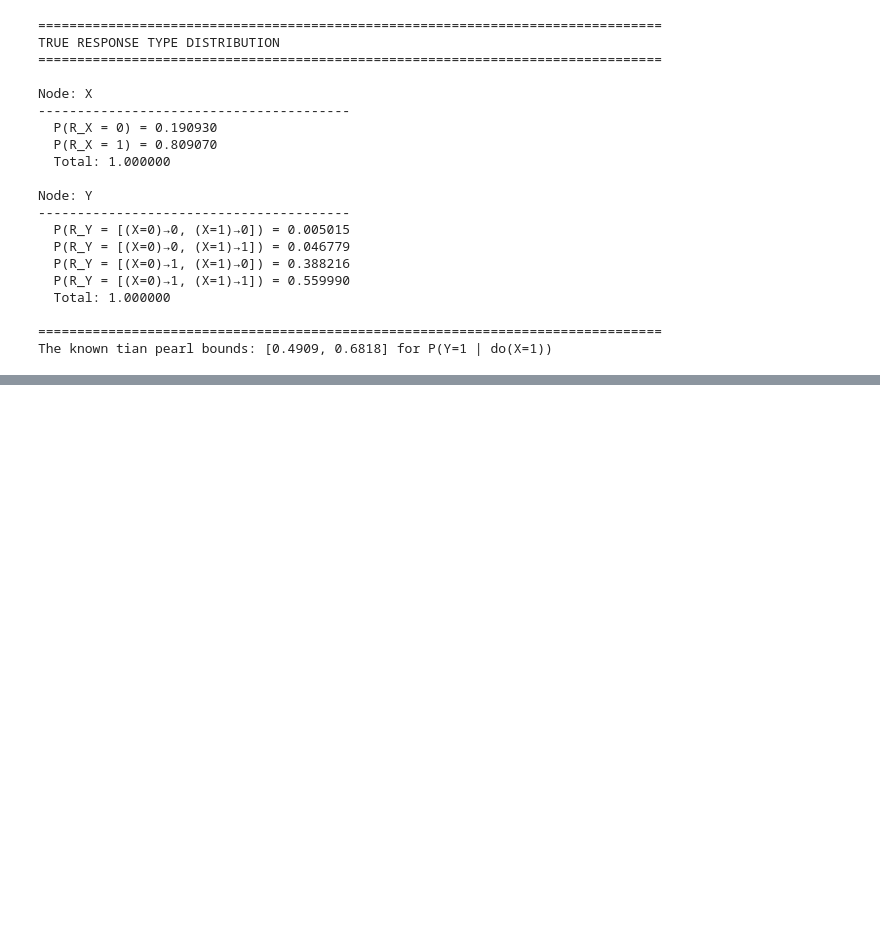
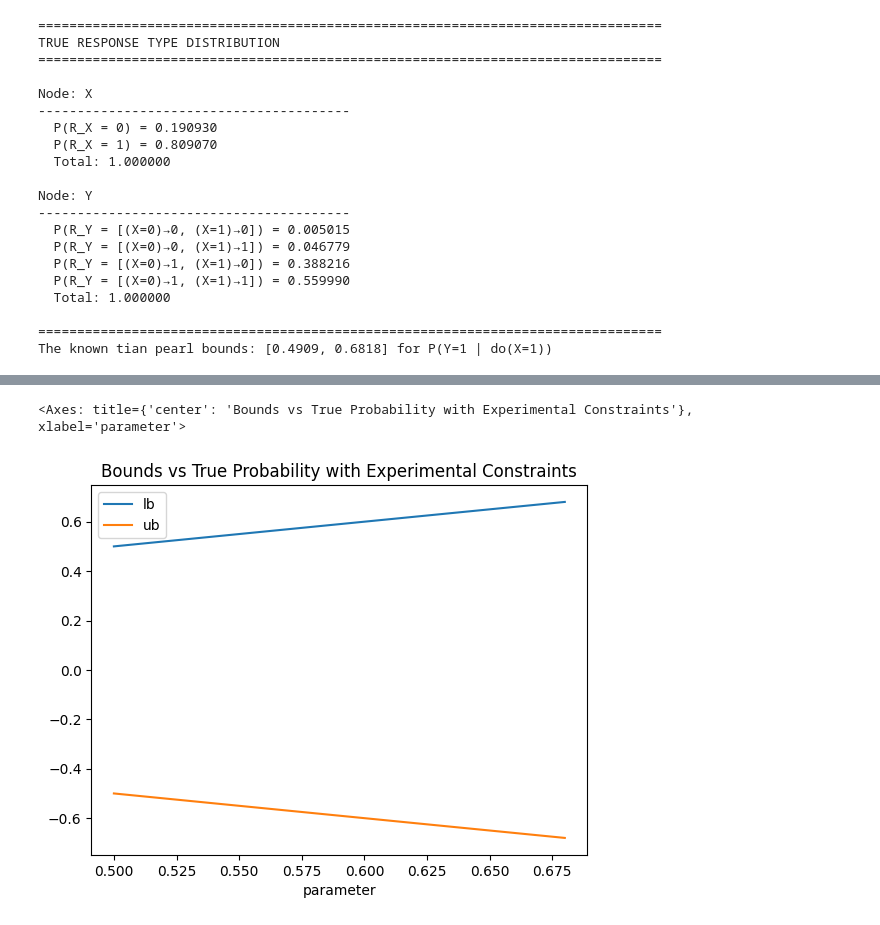
Before and after one commit to tmaringgele/Optimal-Experiments-for-Partial-Causal-Effect-Identification, a Jupyter notebook: complete_workflow.ipynb, the cells around one changed output, grey strips where cells are left out. Saved outputs shown, nothing was run; the diff lists cells and outputs as text; code cells hidden in the pictures; blank space fills up the shorter version.

```diff
--- a/complete_workflow.ipynb
+++ b/complete_workflow.ipynb
@@ -107 +110,31 @@ Estimated bounds for P(Y=1 | do(X=1)): [0.490918, -0.681848]
 True P(Y=1 | do(X=1)) = 0.606769
+# %%
+# Test with experimental constraints
+lp_exp = ProgramFactory.write_LP(scm, Y={Y}, X={X}, Y_values=(1,), X_values=(1,),
+                                  V={Y}, Z={X}, V_values=(1,), Z_values=(1,))
+
+lp_exp.is_minimization = True
+result_lb = lp_exp.solve(verbose=False)
+lp_exp.is_minimization = False
+result_ub = lp_exp.solve(verbose=False)
+
+import pandas as pd
+df = pd.DataFrame(columns=['parameter', 'lb','ub', 'w','true_prob'])
+for p in range(0, 101):  # Loop from 0 to 100 inclusive
+    parameter = p / 100  # Convert to step size of 0.01
+    lb = result_lb.evaluate_objective(np.array([parameter]))
+    ub = result_ub.evaluate_objective(np.array([parameter]))
+    if lb is None or ub is None:
+        continue
+    df = pd.concat([df, pd.DataFrame([{
+        'parameter': parameter,
+        'lb': lb,
+        'ub': ub,
+        'w': ub-lb,
+        'true_prob': true_prob
+    }])], ignore_index=True)
+
+df.plot(x='parameter', y=['lb', 'ub'], title='Bounds vs True Probability with Experimental Constraints')
+# %% [output]
+<Axes: title={'center': 'Bounds vs True Probability with Experimental Constraints'}, xlabel='parameter'>
+[figure, added]
```
Also changed, not shown: parts of 9 cells of this notebook, 6 other files.
